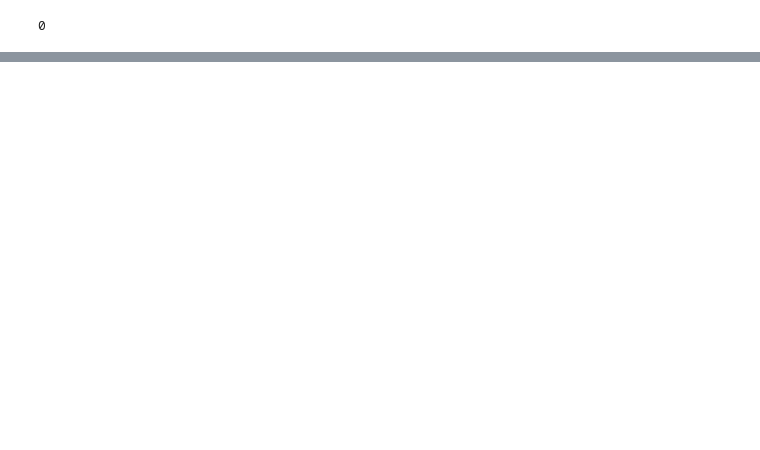
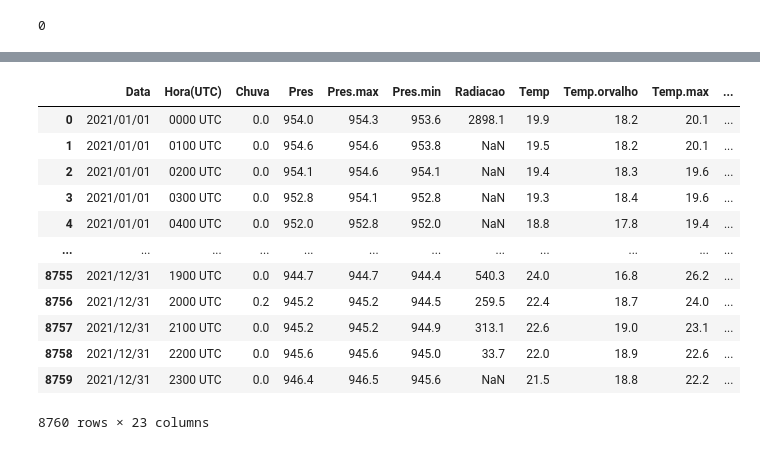
Before and after one commit to thamirisbrandao/rain-prediction-machine, a Jupyter notebook: notebooks/data_eng.ipynb, the cells around one changed output, grey strips where cells are left out. Saved outputs shown, nothing was run; the diff lists cells and outputs as text; code cells hidden in the pictures; blank space fills up the shorter version.

```diff
--- a/notebooks/data_eng.ipynb
+++ b/notebooks/data_eng.ipynb
@@ -107,0 +156,35 @@ ValueError: could not convert string to float: '6,2'
+# %%
+df_test_mudar_nome_col = clean_df.rename(columns={'Data': 'Data',
+                                            'Hora UTC': 'Hora(UTC)',
+                                            'PRECIPITAÇÃO TOTAL, HORÁRIO (mm)': 'Chuva',
+                                            'PRESSAO ATMOSFERICA AO NIVEL DA ESTACAO, HORARIA (mB)': 'Pres',
+                                            'PRESSÃO ATMOSFERICA MAX.NA HORA ANT. (AUT) (mB)': 'Pres.max',
+                                            'PRESSÃO ATMOSFERICA MIN. NA HORA ANT. (AUT) (mB)': 'Pres.min',
+                                            'RADIACAO GLOBAL (Kj/m²)': 'Radiacao',
+                                            'TEMPERATURA DO AR - BULBO SECO, HORARIA (°C)': 'Temp',
+                                            'TEMPERATURA DO PONTO DE ORVALHO (°C)': 'Temp.orvalho',
+                                            'TEMPERATURA MÁXIMA NA HORA ANT. (AUT) (°C)': 'Temp.max',
+                                            'TEMPERATURA MÍNIMA NA HORA ANT. (AUT) (°C)': 'Temp.min',
+                                            'TEMPERATURA ORVALHO MAX. NA HORA ANT. (AUT) (°C)': 'Temp.orvalho.max',
+                                            'TEMPERATURA ORVALHO MIN. NA HORA ANT. (AUT) (°C)': 'Temp.orvalho.min',
+                                            'UMIDADE REL. MAX. NA HORA ANT. (AUT) (%)': 'Umid.max',
+                                            'UMIDADE REL. MIN. NA HORA ANT. (AUT) (%)': 'Umid.min',
+                                            'UMIDADE RELATIVA DO AR, HORARIA (%)': 'Umid',
+                                            'VENTO, DIREÇÃO HORARIA (gr) (° (gr))': 'Dir.vento',
+                                            'VENTO, RAJADA MAXIMA (m/s)': 'Rajada.vento',
+                                            'VENTO, VELOCIDADE HORARIA (m/s)': 'Vel.vento'})
+df_test_mudar_nome_col
+# %% [output]
+|  | Data | Hora(UTC) | Chuva | Pres | Pres.max | Pres.min | Radiacao | Temp | Temp.orvalho | Temp.max | ... |
+| 0 | 2021/01/01 | 0000 UTC | 0.0 | 954.0 | 954.3 | 953.6 | 2898.1 | 19.9 | 18.2 | 20.1 | ... |
+| 1 | 2021/01/01 | 0100 UTC | 0.0 | 954.6 | 954.6 | 953.8 | NaN | 19.5 | 18.2 | 20.1 | ... |
+| 2 | 2021/01/01 | 0200 UTC | 0.0 | 954.1 | 954.6 | 954.1 | NaN | 19.4 | 18.3 | 19.6 | ... |
+| 3 | 2021/01/01 | 0300 UTC | 0.0 | 952.8 | 954.1 | 952.8 | NaN | 19.3 | 18.4 | 19.6 | ... |
+| 4 | 2021/01/01 | 0400 UTC | 0.0 | 952.0 | 952.8 | 952.0 | NaN | 18.8 | 17.8 | 19.4 | ... |
+| ... | ... | ... | ... | ... | ... | ... | ... | ... | ... | ... | ... |
+| 8755 | 2021/12/31 | 1900 UTC | 0.0 | 944.7 | 944.7 | 944.4 | 540.3 | 24.0 | 16.8 | 26.2 | ... |
+| 8756 | 2021/12/31 | 2000 UTC | 0.2 | 945.2 | 945.2 | 944.5 | 259.5 | 22.4 | 18.7 | 24.0 | ... |
+| 8757 | 2021/12/31 | 2100 UTC | 0.0 | 945.2 | 945.2 | 944.9 | 313.1 | 22.6 | 19.0 | 23.1 | ... |
+| 8758 | 2021/12/31 | 2200 UTC | 0.0 | 945.6 | 945.6 | 945.0 | 33.7 | 22.0 | 18.9 | 22.6 | ... |
+| 8759 | 2021/12/31 | 2300 UTC | 0.0 | 946.4 | 946.5 | 945.6 | NaN | 21.5 | 18.8 | 22.2 | ... |
+8760 rows × 23 columns
```
Also changed, not shown: parts of 12 cells of this notebook.
